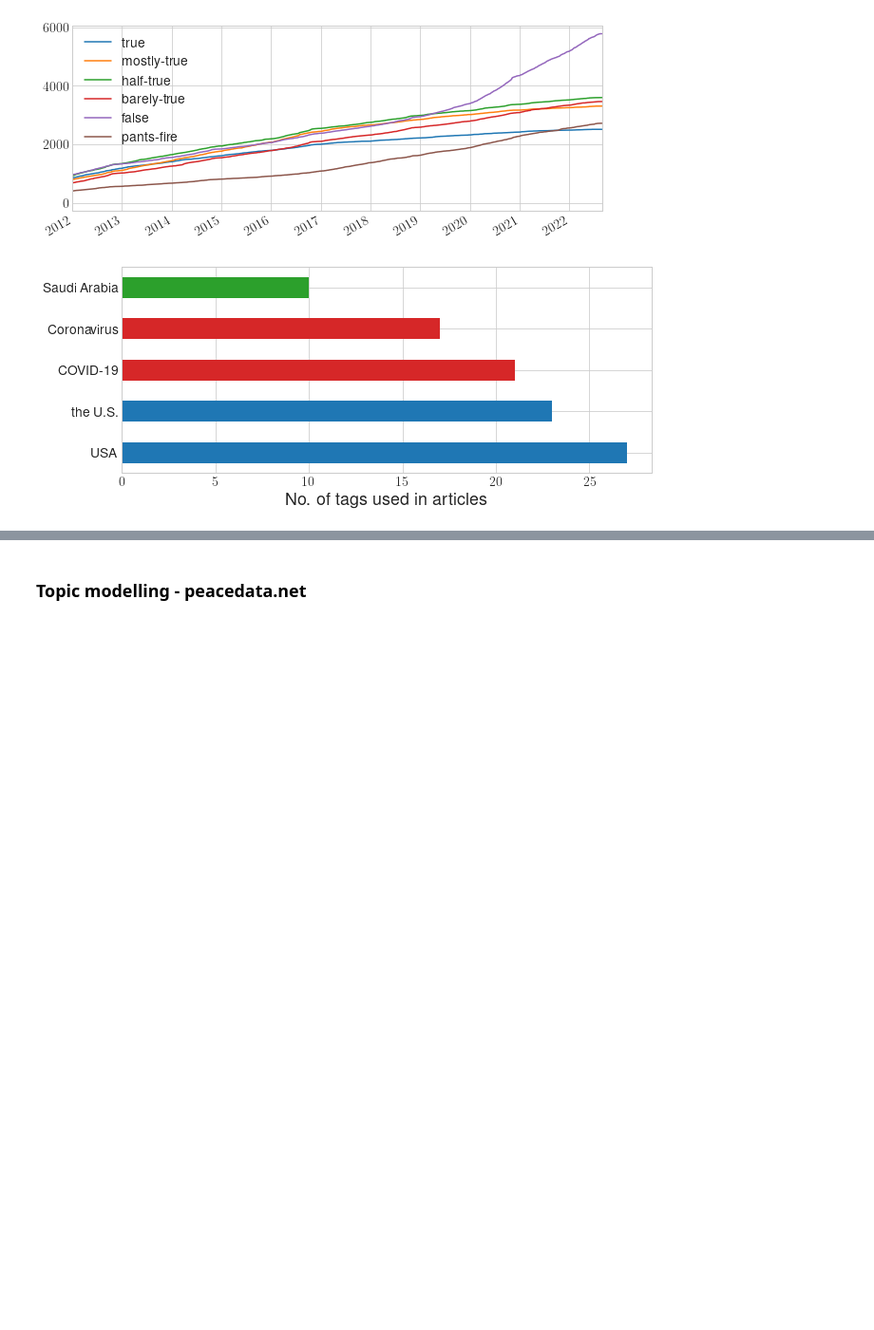
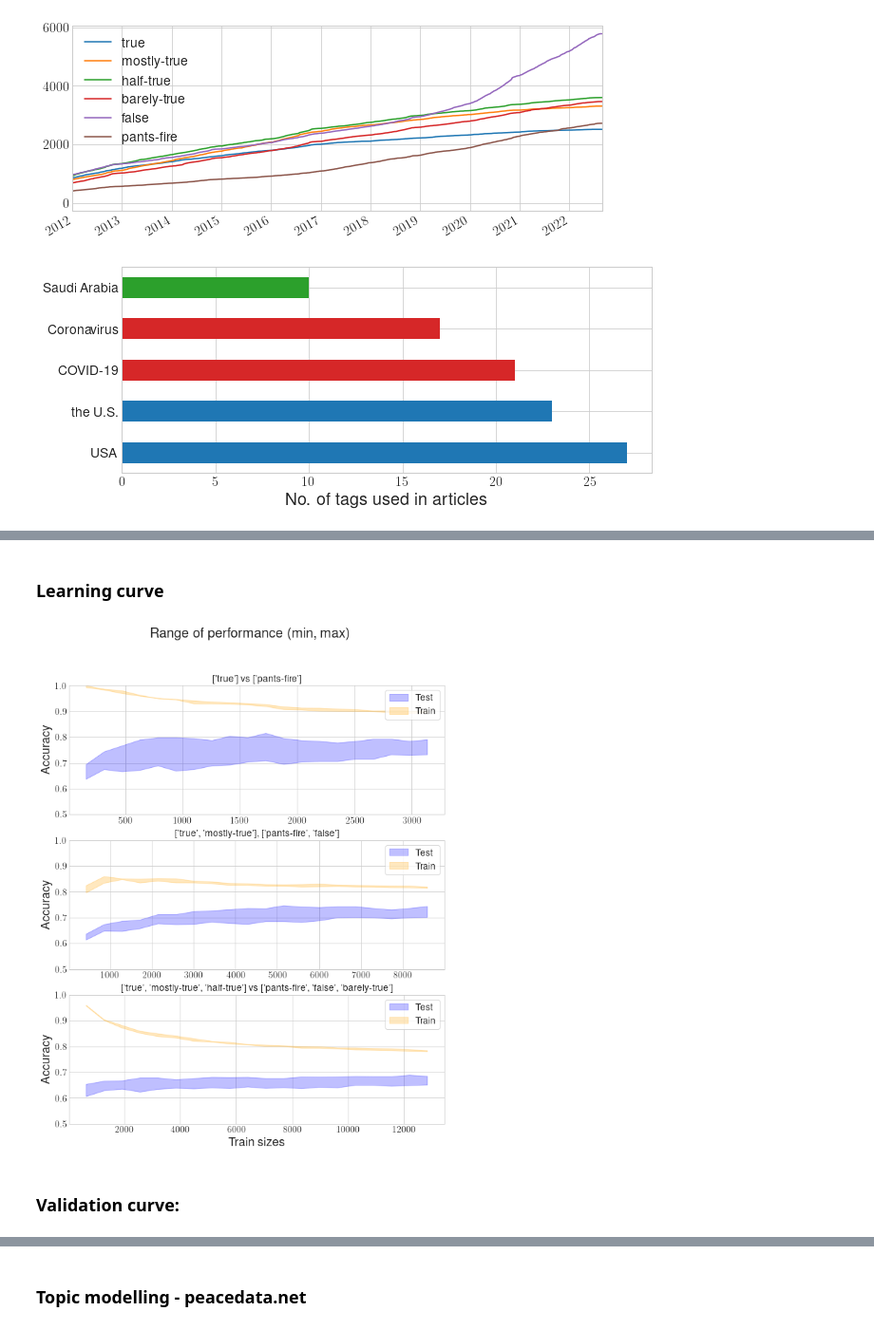
Before and after one commit to pgb206/ISDS2022_group7, a Jupyter notebook: project/project.ipynb, the cells around one changed output, grey strips where cells are left out. Shown: that part at 95% size. Cells and saved outputs as stored; diff of their text form; code cells hidden in the pictures; blank space fills up the shorter version.

```diff
--- a/project/project.ipynb
+++ b/project/project.ipynb
@@ -680,0 +726,11 @@ plt.savefig('figs/fig3_top5tags_pdn.pdf', bbox_inches='tight')
+# %%
+X1_dev, X1_test, y1_dev, y1_test = train_test_split(X1, y1, test_size=1/3, random_state=1337)
+X1_train, X1_val1, y1_train, y1_val = train_test_split(X1, y1, test_size=1/2, random_state=1337)
+
+X2_dev, X2_test, y2_dev, y2_test = train_test_split(X2, y2, test_size=1/3, random_state=1337)
+X2_train, X2_val, y2_train, y2_val = train_test_split(X2, y2, test_size=1/2, random_state=1337)
+
+X3_dev, X3_test, y3_dev, y3_test = train_test_split(X3, y3, test_size=1/3, random_state=1337)
+X3_train, X3_val, y3_train, y3_val = train_test_split(X3, y3, test_size=1/2, random_state=1337)
+# %% [markdown]
+### Learning curve
@@ -680,0 +763,31 @@ plt.savefig('figs/fig3_top5tags_pdn.pdf', bbox_inches='tight')
+# %%
+f_learn, ax = plt.subplots(3, 1, figsize=(10, 12))
+
+ax[0].fill_between(train_sizes1, test_scores1.min(1), test_scores1.max(1), alpha=0.25, label ='Test', color='blue')
+ax[0].fill_between(train_sizes1, train_scores1.min(1), train_scores1.max(1),  alpha=0.25, label='Train', color='orange')
+ax[0].set_title("['true'] vs ['pants-fire']")
+ax[0].set_ylabel('Accuracy')
+ax[0].set_ylim([0.5,1])
+ax[0].legend(frameon=True)
+
+ax[1].fill_between(train_sizes2, test_scores2.min(1), test_scores2.max(1), alpha=0.25, label ='Test', color='blue')
+ax[1].fill_between(train_sizes2, train_scores2.min(1), train_scores2.max(1),  alpha=0.25, label='Train', color='orange')
+ax[1].set_title("['true', 'mostly-true'] vs ['pants-fire', 'false']")
+ax[1].set_ylabel('Accuracy')
+ax[1].set_ylim([0.5,1])
+ax[1].legend(frameon=True)
+
+ax[2].fill_between(train_sizes3, test_scores3.min(1), test_scores3.max(1), alpha=0.25, label ='Test', color='blue')
+ax[2].fill_between(train_sizes3, train_scores3.min(1), train_scores3.max(1),  alpha=0.25, label='Train', color='orange')
+ax[2].set_title("['true', 'mostly-true', 'half-true'] vs ['pants-fire', 'false', 'barely-true']")
+ax[2].set_ylabel('Accuracy')
+ax[2].set_ylim([0.5,1])
+ax[2].set_xlabel('Train sizes')
+ax[2].legend(frameon=True)
+
+
+f_learn.suptitle('Range of performance (min, max)');
+# %% [output]
+[figure, added]
+# %% [markdown]
+### Validation curve:
```
Also changed, not shown: parts of 28 cells of this notebook, 3 other files.
